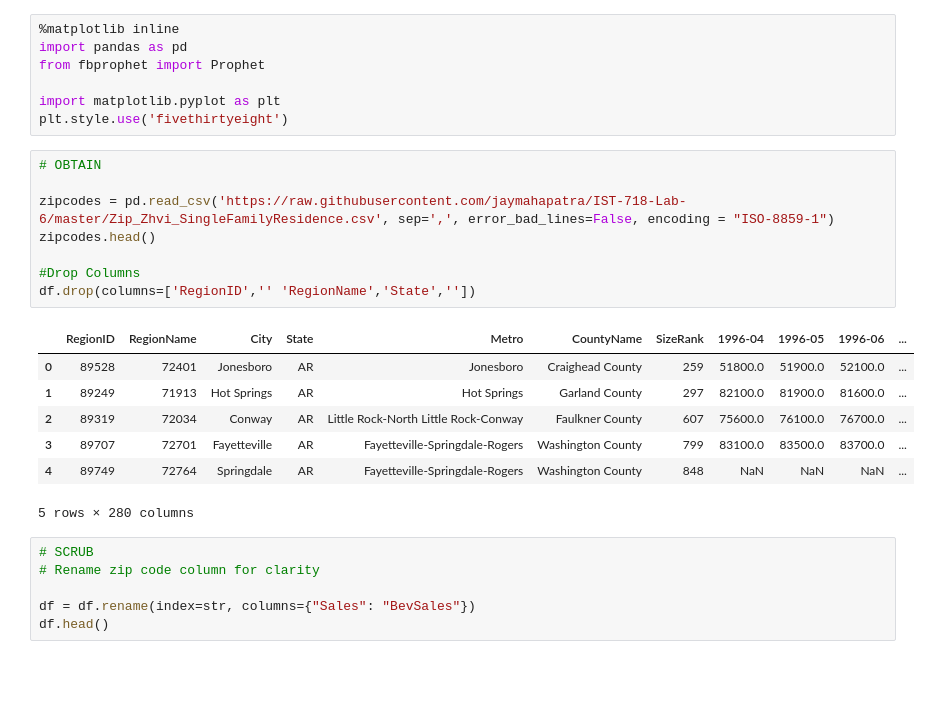
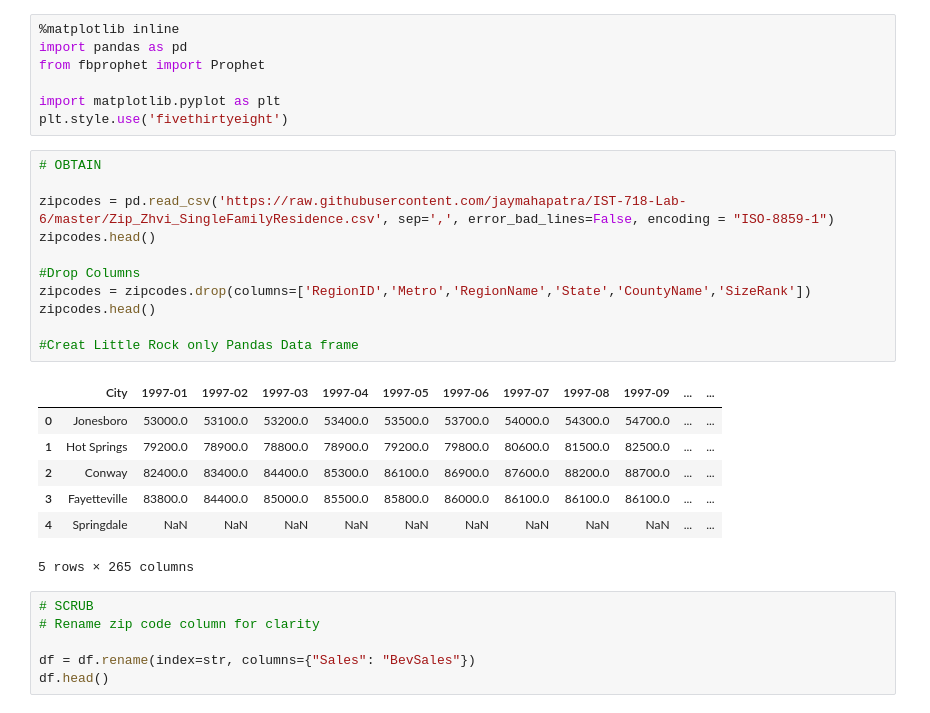
Before and after one commit to jaymahapatra/IST-718-Lab-6, a Jupyter notebook: Lab 6.ipynb, the cells around one changed output. Saved outputs shown, nothing was run; the diff lists cells and outputs as text; blank space fills up the shorter version.

```diff
--- a/Lab 6.ipynb
+++ b/Lab 6.ipynb
@@ -34,19 +34,22 @@ plt.style.use('fivethirtyeight')
 # %%
 # OBTAIN
 
 zipcodes = pd.read_csv('https://raw.githubusercontent.com/jaymahapatra/IST-718-Lab-6/master/Zip_Zhvi_SingleFamilyResidence.csv', sep=',', error_bad_lines=False, encoding = "ISO-8859-1")
 zipcodes.head()
 
 #Drop Columns
-df.drop(columns=['RegionID','' 'RegionName','State',''])
+zipcodes = zipcodes.drop(columns=['RegionID','Metro','RegionName','State','CountyName','SizeRank'])
+zipcodes.head()
+
+#Creat Little Rock only Pandas Data frame
 # %% [output]
-|  | RegionID | RegionName | City | State | Metro | CountyName | SizeRank | 1996-04 | 1996-05 | 1996-06 | ... |
-| 0 | 89528 | 72401 | Jonesboro | AR | Jonesboro | Craighead County | 259 | 51800.0 | 51900.0 | 52100.0 | ... |
-| 1 | 89249 | 71913 | Hot Springs | AR | Hot Springs | Garland County | 297 | 82100.0 | 81900.0 | 81600.0 | ... |
-| 2 | 89319 | 72034 | Conway | AR | Little Rock-North Little Rock-Conway | Faulkner County | 607 | 75600.0 | 76100.0 | 76700.0 | ... |
-| 3 | 89707 | 72701 | Fayetteville | AR | Fayetteville-Springdale-Rogers | Washington County | 799 | 83100.0 | 83500.0 | 83700.0 | ... |
-| 4 | 89749 | 72764 | Springdale | AR | Fayetteville-Springdale-Rogers | Washington County | 848 | NaN | NaN | NaN | ... |
+|  | City | 1997-01 | 1997-02 | 1997-03 | 1997-04 | 1997-05 | 1997-06 | 1997-07 | 1997-08 | 1997-09 | ... | ... |
+| 0 | Jonesboro | 53000.0 | 53100.0 | 53200.0 | 53400.0 | 53500.0 | 53700.0 | 54000.0 | 54300.0 | 54700.0 | ... | ... |
+| 1 | Hot Springs | 79200.0 | 78900.0 | 78800.0 | 78900.0 | 79200.0 | 79800.0 | 80600.0 | 81500.0 | 82500.0 | ... | ... |
+| 2 | Conway | 82400.0 | 83400.0 | 84400.0 | 85300.0 | 86100.0 | 86900.0 | 87600.0 | 88200.0 | 88700.0 | ... | ... |
+| 3 | Fayetteville | 83800.0 | 84400.0 | 85000.0 | 85500.0 | 85800.0 | 86000.0 | 86100.0 | 86100.0 | 86100.0 | ... | ... |
+| 4 | Springdale | NaN | NaN | NaN | NaN | NaN | NaN | NaN | NaN | NaN | ... | ... |
-5 rows × 280 columns
+5 rows × 265 columns
 # %%
 # SCRUB
 # Rename zip code column for clarity
```
Also changed, not shown: parts of 1 cell of this notebook.
